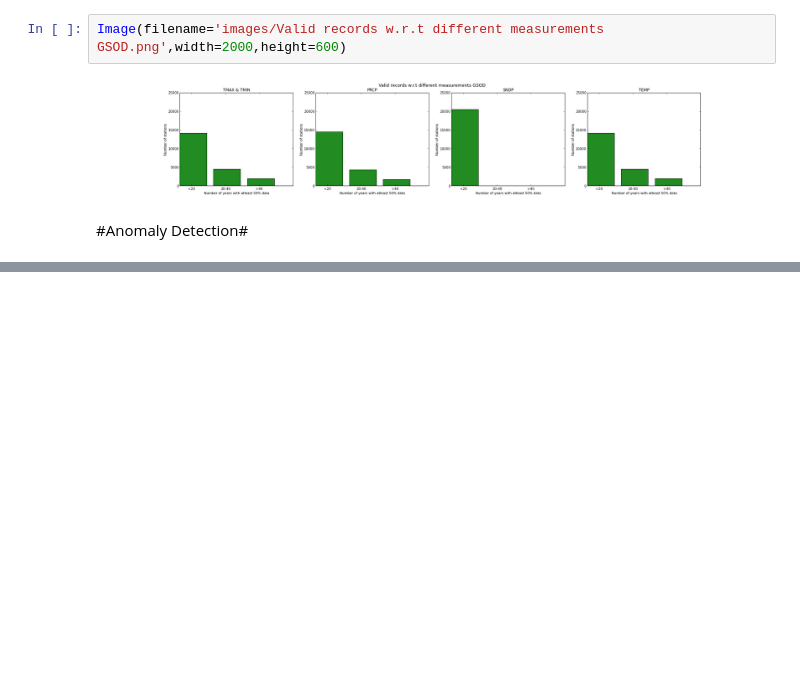
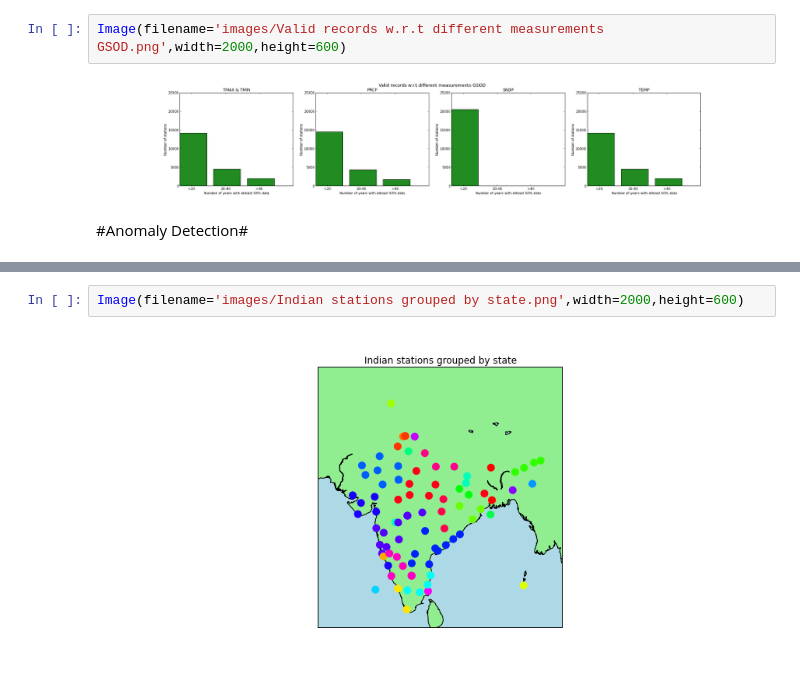
Before and after one commit to ibrahim85/NCDC-weather-data, a Jupyter notebook: notebooks/weather_project/Story.ipynb, the cells around one changed output, grey strips where cells are left out. Drawn from its saved outputs; the diff is of its cells as text; blank space fills up the shorter version.

```diff
--- a/notebooks/weather_project/Story.ipynb
+++ b/notebooks/weather_project/Story.ipynb
@@ -106,0 +110,4 @@ Image(filename='images/Valid records w.r.t different measurements GSOD.png',widt
+# %%
+Image(filename='images/Indian stations grouped by state.png',width=2000,height=600)
+# %% [output]
+[figure, added]
```
Also changed, not shown: parts of 24 cells of this notebook, 6 other files.
